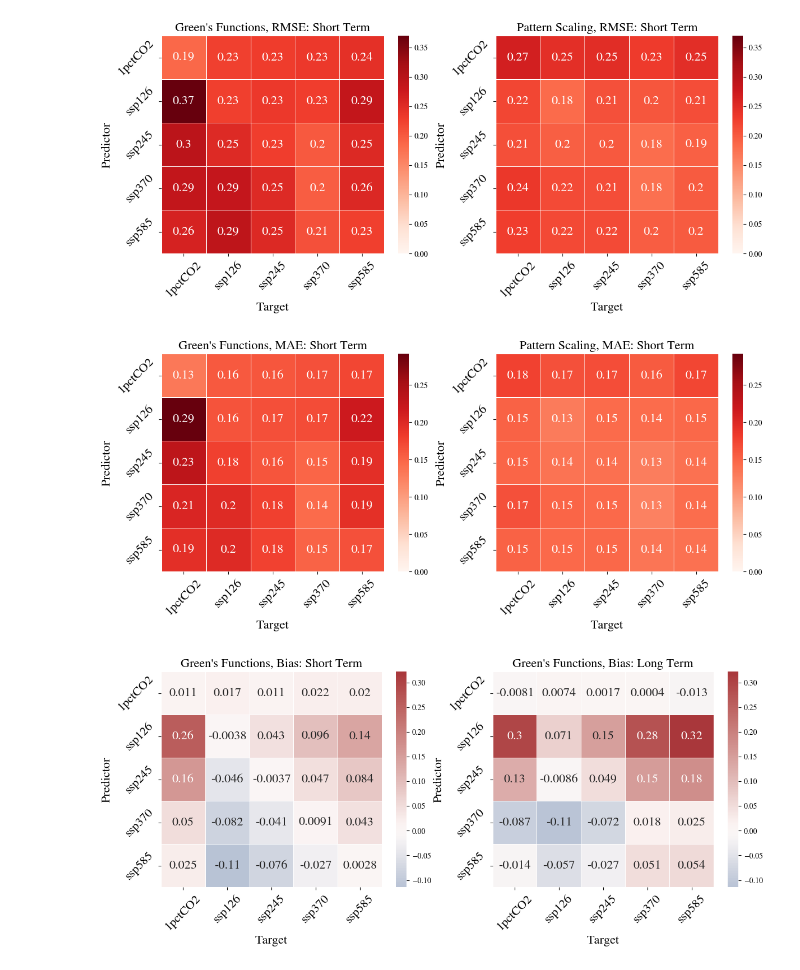
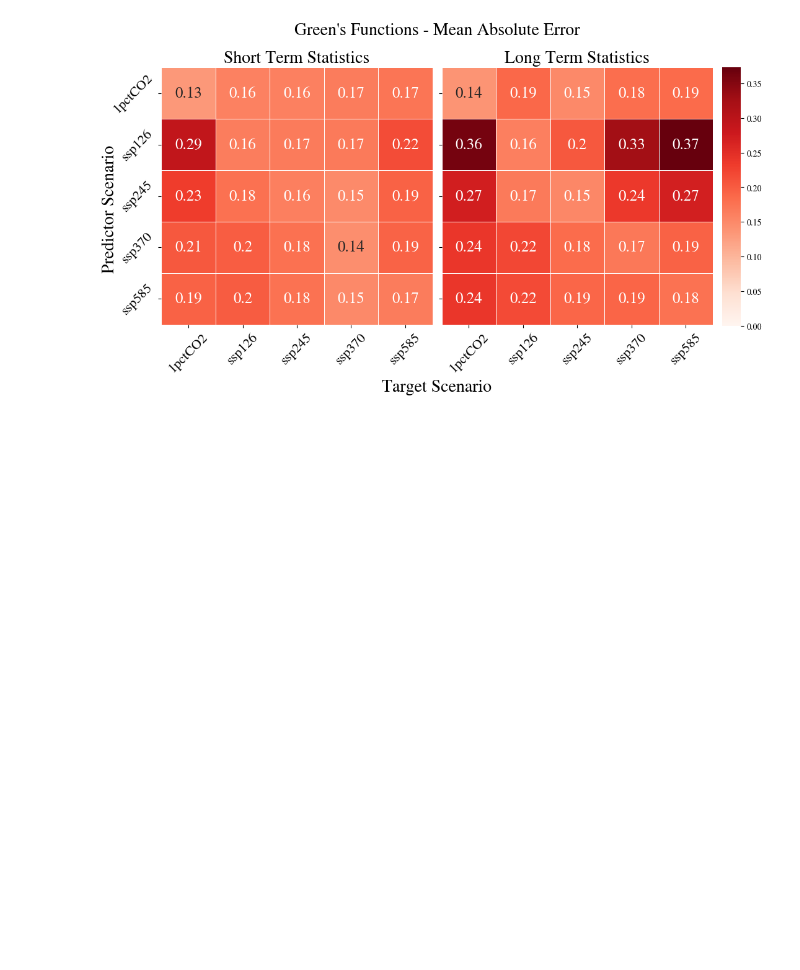
Before and after one commit to cbwomack/ERF_Greens, a Jupyter notebook: ERF_Emulator/3_paper_plots.ipynb, the cells around one changed output. Cells and saved outputs as stored; diff of their text form; code cells hidden in the pictures; blank space fills up the shorter version.

```diff
--- a/ERF_Emulator/3_paper_plots.ipynb
+++ b/ERF_Emulator/3_paper_plots.ipynb
@@ -177,64 +177,69 @@ print(np.std(bias_all_conv_long))
 # %%
 import matplotlib
 matplotlib.rcParams['mathtext.fontset'] = 'cm'
 matplotlib.rcParams['font.family'] = 'STIXGeneral'
 output_path = ERFutils.path_to_ERF_outputs
 figure_path = ERFutils.path_to_figures
 
 experiments = ['1pctCO2','ssp126','ssp245','ssp370','ssp585']
 save = False
 
-def plot_res(data1, data2, experiments, title, plot_title = None):
-    fig, (ax1, ax2) = plt.subplots(1,2,figsize = (14,5))
+def plot_res(data, experiments, title, plot_title = None):
+    #fig, (ax1, ax2) = plt.subplots(1,2,figsize = (10,6),sharey=True)
+    fig, axes = plt.subplots(1,2,figsize=(10,6),sharey=True)
+
     if 'Bias' in title:
         cmap = 'vlag'
         vmin = np.min([data1,data2])
         vmax = np.max([data1,data2])
     else:
         cmap = 'Reds'
         vmin = 0
 
-    vmax = np.max([data1,data2])
+    vmax = np.max(data)
 
-    if title == 'Bias':
-        sns.heatmap(data1, ax = ax1, vmin = vmin, vmax = vmax, annot = True, cmap = cmap, center = 0.0, linewidth=0.5, yticklabels=experiments, xticklabels=experiments,  annot_kws={"fontsize":16})
-        sns.heatmap(data2, ax = ax2, vmin = vmin, vmax = vmax, annot = True, cmap = cmap, center = 0.0, linewidth=0.5, yticklabels=experiments, xticklabels=experiments,  annot_kws={"fontsize":16})
-    else:
-        sns.heatmap(data1, ax = ax1, vmin = vmin, vmax = vmax, annot = True, cmap = cmap, linewidth=0.5, yticklabels=experiments, xticklabels=experiments, annot_kws={"fontsize":16})
-        sns.heatmap(data2, ax = ax2, vmin = vmin, vmax = vmax, annot = True, cmap = cmap, linewidth=0.5, yticklabels=experiments, xticklabels=experiments, annot_kws={"fontsize":16})
+    #if title == 'Bias':
+    #    sns.heatmap(data1, ax = ax1, vmin = vmin, vmax = vmax, annot = True,
+    #                cmap = cmap, center = 0.0, linewidth=0.5, yticklabels=experiments, xticklabels=experiments,  annot_kws={"fontsize":18},
+    #                cbar_ax=None)
+    #    sns.heatmap(data2, ax = ax2, vmin = vmin, vmax = vmax, annot = True,
+    #                cmap = cmap, center = 0.0, linewidth=0.5, yticklabels=experiments, xticklabels=experiments,  annot_kws={"fontsize":18},
+    #                cbar_ax=None)
+    #else:
+    cbar_ax = fig.add_axes([1, 0.185, .03, .695])
+    for i, ax in enumerate(axes.flat):
+        #sns.heatmap(data1, ax = ax1, vmin = vmin, vmax = vmax, annot = True,
+        #            cmap = cmap, linewidth=0.5, yticklabels=experiments, xticklabels=experiments, annot_kws={"fontsize":18},cbar=False)
+        im = sns.heatmap(data[i], ax = ax, vmin = vmin, vmax = vmax, annot = True,
+                         cmap = cmap, linewidth=0.5, yticklabels=experiments, xticklabels=experiments, annot_kws={"fontsize":18},
+                         cbar_ax=cbar_ax)
 
-    if title == 'Bias':
-        ax1.set_title(f'Green\'s Functions, {title}: Short Term',fontsize = 16)
-    else:
-        ax1.set_title(f'Green\'s Functions, {title}',fontsize = 16)
-    ax1.set_xlabel('Target',fontsize = 16)
-    ax1.set_ylabel('Predictor',fontsize = 16)
-    ax1.set_xticklabels(ax1.get_xticklabels(), rotation=45)
-    ax1.set_yticklabels(ax1.get_yticklabels(), rotation=45)
-    ax1.tick_params(axis='both', which='major', labelsize=16)
+    axes[0].set_title(f'Short Term Statistics',fontsize = 20)
+    axes[0].set_xticklabels(axes[0].get_xticklabels(), rotation=45)
+    axes[0].set_yticklabels(axes[0].get_yticklabels(), rotation=45)
+    axes[0].tick_params(axis='both', which='major', labelsize=16)
 
-    if title == 'Bias':
-        ax2.set_title(f'Green\'s Functions, {title}: Long Term',fontsize = 16)
-    else:
-        ax2.set_title(f'Pattern Scaling, {title}',fontsize = 16)
-    ax2.set_xlabel('Target',fontsize = 16)
-    ax2.set_ylabel('Predictor',fontsize = 16)
-    ax2.set_xticklabels(ax2.get_xticklabels(), rotation=45)
-    ax2.set_yticklabels(ax2.get_yticklabels(), rotation=45)
-    ax2.tick_params(axis='both', which='major', labelsize=16)
+    axes[1].set_title(f'Long Term Statistics',fontsize = 20)
+    axes[1].set_xticklabels(axes[1].get_xticklabels(), rotation=45)
+    axes[1].tick_params(axis='both', which='major', labelsize=16)
+
+    fig.tight_layout(rect=[0, 0.03, 1, 0.95])
+    fig.suptitle(f'Green\'s Functions - Mean Absolute Error',fontsize=20,y=1,x=0.54)
+    fig.supxlabel('Target Scenario',fontsize=20,y=0.00,x=0.54)
+    fig.supylabel('Predictor Scenario',fontsize=20,x=0.00)
 
     if plot_title and save:
-        plt.savefig(f'{figure_path}heatmap_loess_{plot_title}_v1.pdf', bbox_inches = 'tight', dpi = 350)
+        plt.savefig(f'{figure_path}heatmap_loess_{plot_title}_v2.pdf', bbox_inches = 'tight', dpi = 350)
 
     return
 
-plot_res(RMSE_all_conv_short, RMSE_all_patt_short, experiments, 'RMSE: Short Term', 'RMSE_short')
-plot_res(MAE_all_conv_short, MAE_all_patt_short, experiments, 'MAE: Short Term', 'MAE_short')
-plot_res(bias_all_conv_short, bias_all_conv_long, experiments, 'Bias', 'bias_both')
+plot_res([MAE_all_conv_short, MAE_all_conv_long], experiments, 'MAE: conv', 'MAE_GF')
 
-plot_res(RMSE_all_conv_long, RMSE_all_patt_long, experiments, 'RMSE: Long Term', 'RMSE_long')
-plot_res(MAE_all_conv_long, MAE_all_patt_long, experiments, 'MAE: Long Term', 'MAE_long')
+#plot_res(RMSE_all_conv_short, RMSE_all_patt_short, experiments, 'RMSE: Short Term', 'RMSE_short')
+#plot_res(MAE_all_conv_short, MAE_all_patt_short, experiments, 'MAE: Short Term', 'MAE_short')
+#plot_res(bias_all_conv_short, bias_all_conv_long, experiments, 'Bias', 'bias_both')
+
+#plot_res(RMSE_all_conv_long, RMSE_all_patt_long, experiments, 'RMSE: Long Term', 'RMSE_long')
+#plot_res(MAE_all_conv_long, MAE_all_patt_long, experiments, 'MAE: Long Term', 'MAE_long')
 # %% [output]
-[figure, old version]
+[figure, new version]
-[figure, removed]
-[figure, removed]
```
Also changed, not shown: parts of 10 cells of this notebook, 2 other files.
